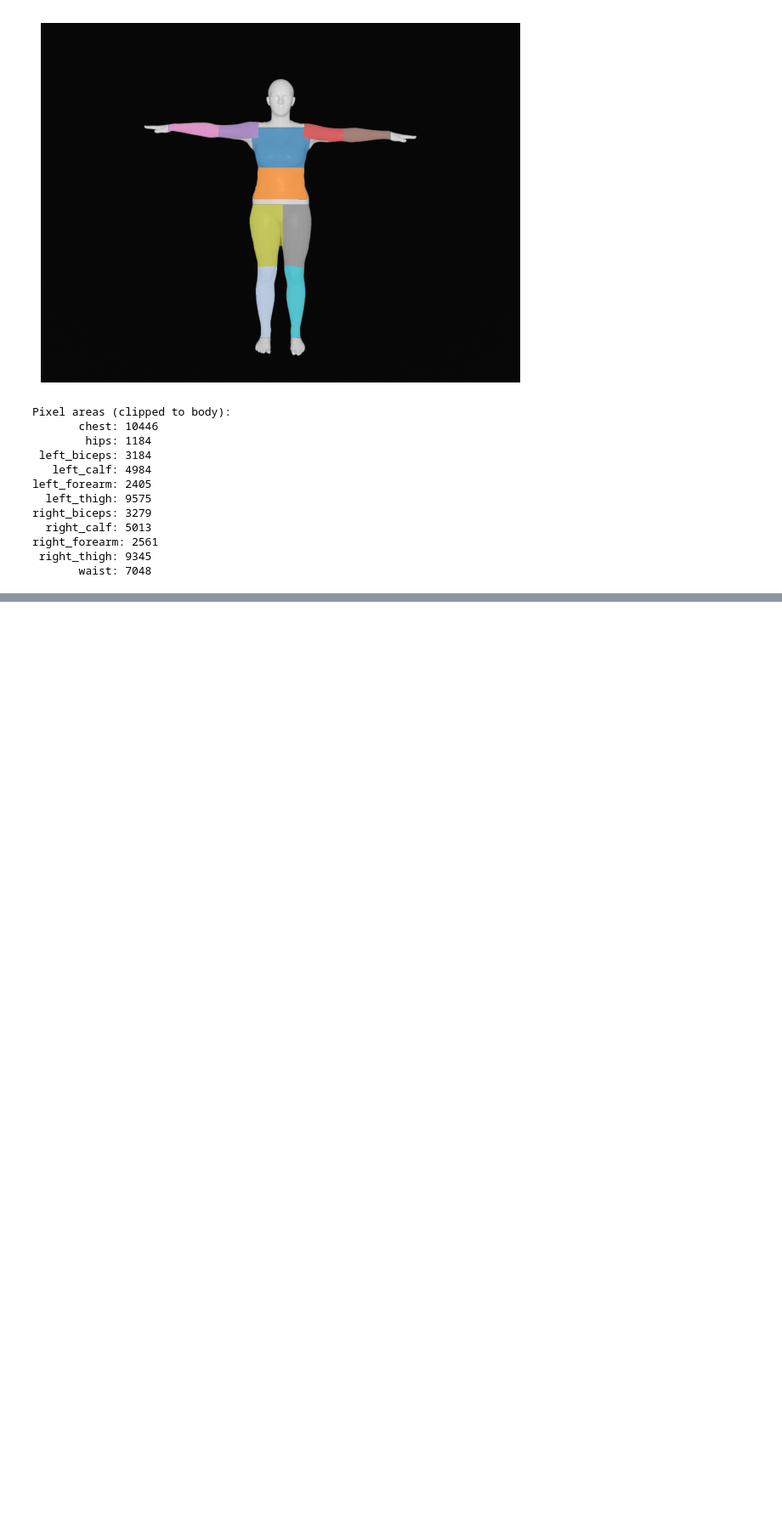
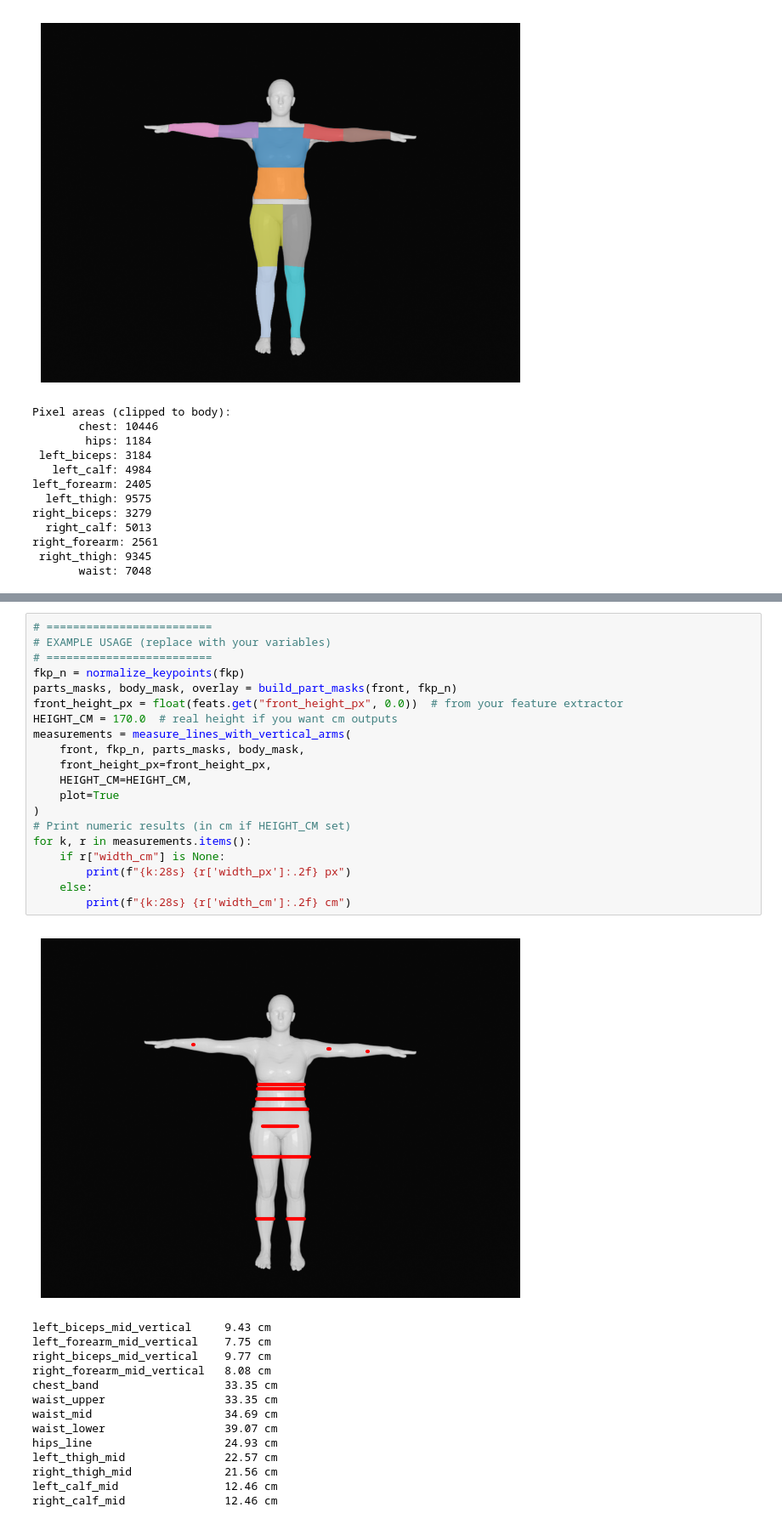
Before and after one commit to carolinarutililima/Computer_Vision_challenge, a Jupyter notebook: code.ipynb, the cells around one changed output, grey strips where cells are left out. Shown at 85% size. Drawn from its saved outputs; the diff is of its cells as text; blank space fills up the shorter version.

```diff
--- a/code.ipynb
+++ b/code.ipynb
@@ -1943,0 +2962,35 @@ Tightest waist width: 34.07 cm
+# %%
+# =========================
+# EXAMPLE USAGE (replace with your variables)
+# =========================
+fkp_n = normalize_keypoints(fkp)
+parts_masks, body_mask, overlay = build_part_masks(front, fkp_n)
+front_height_px = float(feats.get("front_height_px", 0.0))  # from your feature extractor
+HEIGHT_CM = 170.0  # real height if you want cm outputs
+measurements = measure_lines_with_vertical_arms(
+    front, fkp_n, parts_masks, body_mask,
+    front_height_px=front_height_px,
+    HEIGHT_CM=HEIGHT_CM,
+    plot=True
+)
+# Print numeric results (in cm if HEIGHT_CM set)
+for k, r in measurements.items():
+    if r["width_cm"] is None:
+        print(f"{k:28s} {r['width_px']:.2f} px")
+    else:
+        print(f"{k:28s} {r['width_cm']:.2f} cm")
+# %% [output]
+[figure, added]
+left_biceps_mid_vertical     9.43 cm
+left_forearm_mid_vertical    7.75 cm
+right_biceps_mid_vertical    9.77 cm
+right_forearm_mid_vertical   8.08 cm
+chest_band                   33.35 cm
+waist_upper                  33.35 cm
+waist_mid                    34.69 cm
+waist_lower                  39.07 cm
+hips_line                    24.93 cm
+left_thigh_mid               22.57 cm
+right_thigh_mid              21.56 cm
+left_calf_mid                12.46 cm
+right_calf_mid               12.46 cm
```
Also changed, not shown: parts of 9 cells of this notebook, 1 other file.
